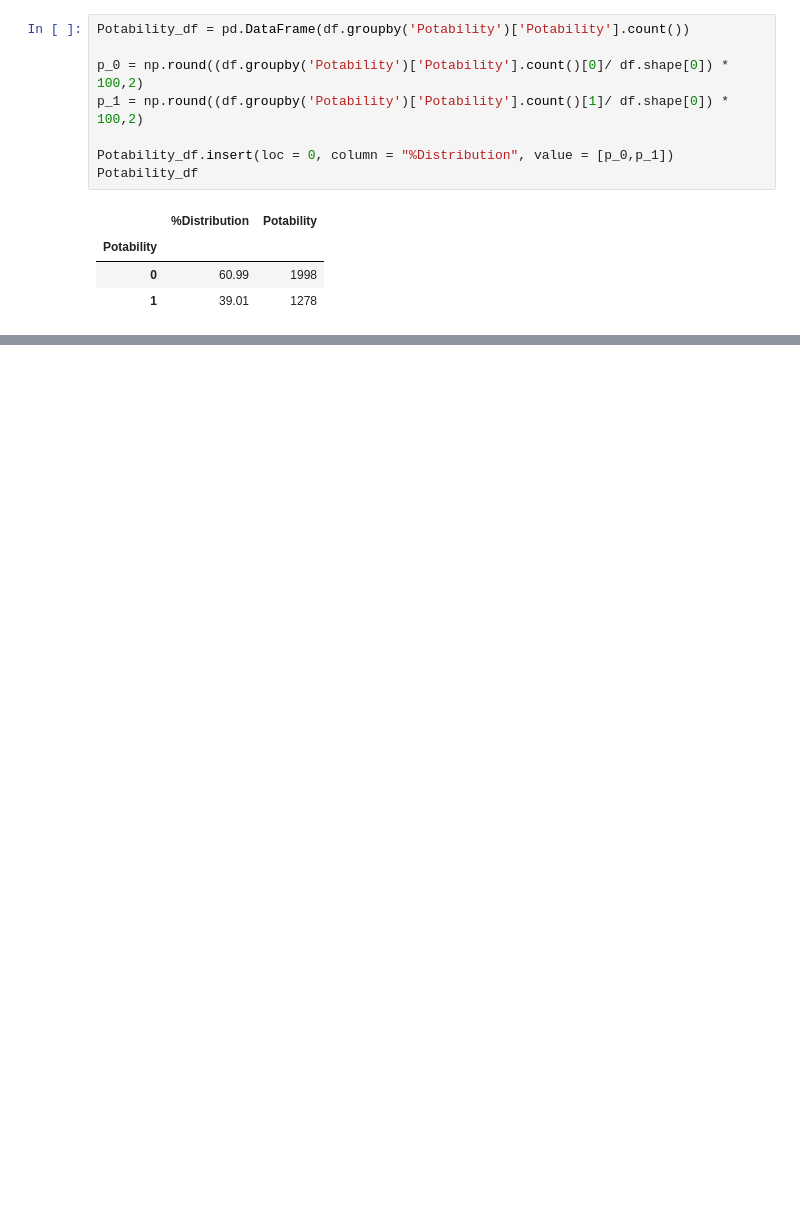
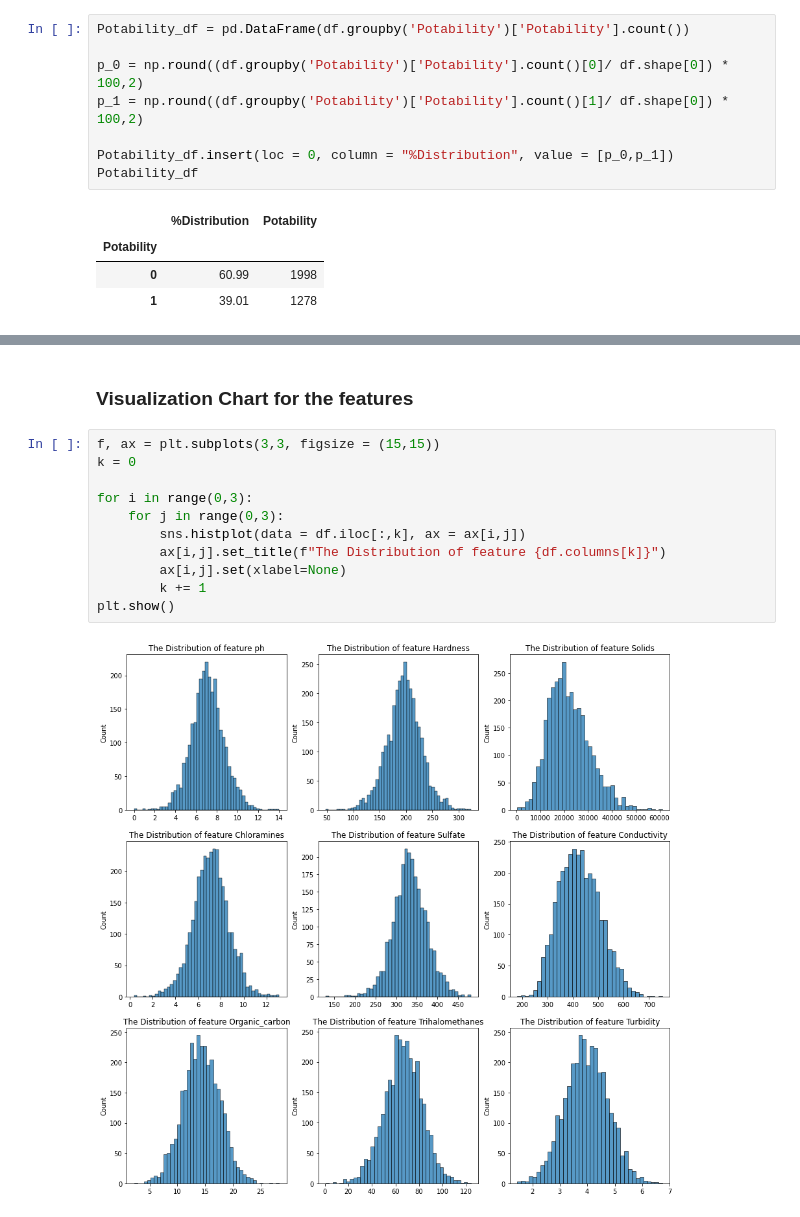
Before and after one commit to hoe94/Water_Quality, a Jupyter notebook: notebooks/EDA.ipynb, the cells around one changed output, grey strips where cells are left out. Drawn from its saved outputs; the diff is of its cells as text; blank space fills up the shorter version.

```diff
--- a/notebooks/EDA.ipynb
+++ b/notebooks/EDA.ipynb
@@ -91,0 +101,15 @@ Potability_df
+# %% [markdown]
+### Visualization Chart for the features
+# %%
+f, ax = plt.subplots(3,3, figsize = (15,15))
+k = 0
+
+for i in range(0,3):
+    for j in range(0,3):
+        sns.histplot(data = df.iloc[:,k], ax = ax[i,j])
+        ax[i,j].set_title(f"The Distribution of feature {df.columns[k]}")
+        ax[i,j].set(xlabel=None)
+        k += 1
+plt.show()
+# %% [output]
+[figure, added]
```
Also changed, not shown: parts of 8 cells of this notebook.
